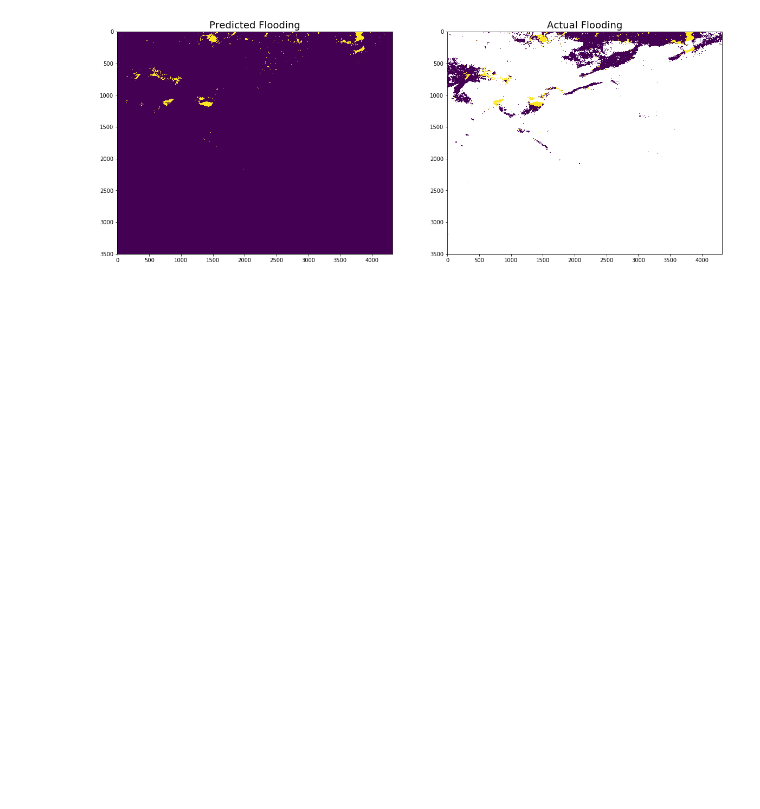
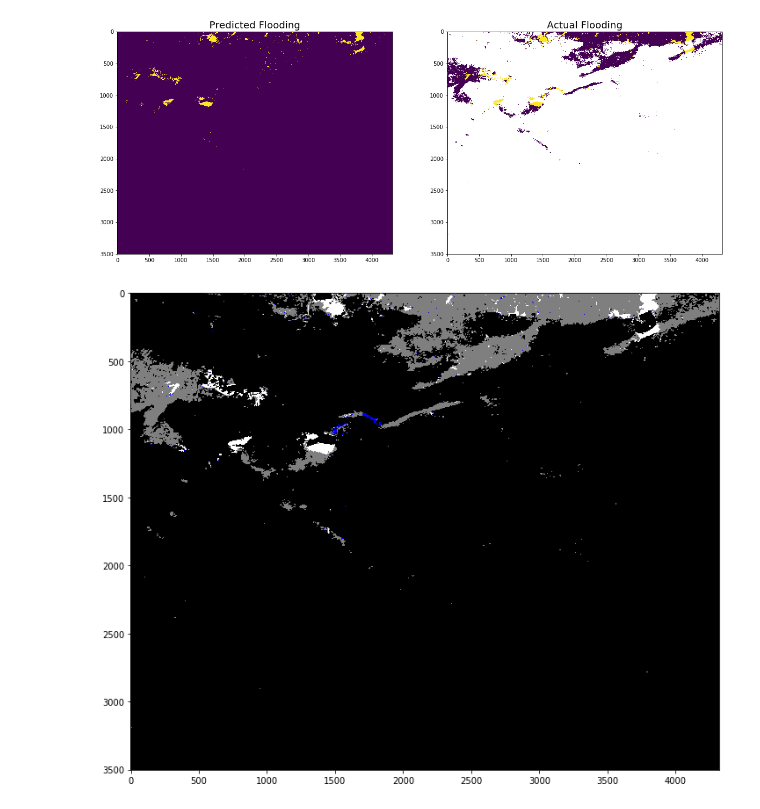
Before and after one commit to ianpdavies/cloudy_flood_prediction, a Jupyter notebook: notebooks/CNN_withSeparateCloudFiles.ipynb, the cells around one changed output. Cells and saved outputs as stored; diff of their text form; code cells hidden in the pictures; blank space fills up the shorter version.

Commit message:
Plotted true color image with flooding overlay - but need to change projection in GEE

```diff
--- a/notebooks/CNN_withSeparateCloudFiles.ipynb
+++ b/notebooks/CNN_withSeparateCloudFiles.ipynb
@@ -561,3 +561,34 @@ CNN Recall:  0.9065468426148958
 CNN Precision:  0.9590338802255295
 CNN accuracy:  0.9849221368080793
 [figure]
+# %%
+# pred_image = y_pred.reshape(shape)
+# red = np.where(data[:,:,8], pred_image, 0.5)
+# blue = np.where(data[:,:,8], data[:,:,8], 0.5)
+# green = np.minimum(red, blue)
+
+# comparison_image = np.dstack((red, green, blue))
+# pyplot.figure(figsize = (12,12))
+# pyplot.imshow(comparison_image)
+# pyplot.show()
+
+# Reshape predicted values back into image band
+with rasterio.open(path_clouds + '/stack/stack.tif', 'r') as ds:
+        shape = ds.read(2).shape # Shape of full original image
+        arr_empty = np.zeros(shape) # Create empty array with this shape
+
+output_image = arr_empty
+rows, cols = zip(data_ind)
+output_image[rows, cols] = y_pred
+
+# Create bands showing errors of omission (blue) and commission (red)
+red = np.where(data[:,:,14], output_image, 0.5)
+blue = np.where(data[:,:,14], data[:,:,14], 0.5)
+green = np.minimum(red, blue)
+
+comparison_image = np.dstack((red, green, blue))
+plt.figure(figsize = (12,12))
+plt.imshow(comparison_image)
+plt.show()
+# %% [output]
+[figure, added]
```
Also changed, not shown: parts of 3 cells of this notebook.
